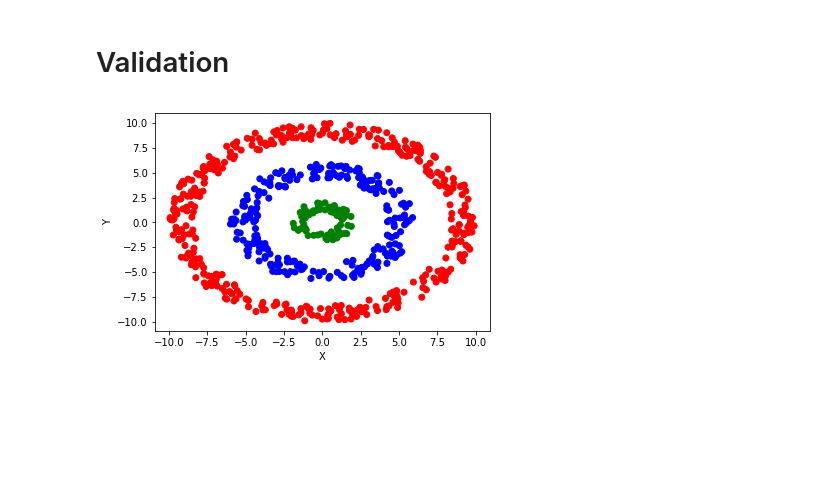
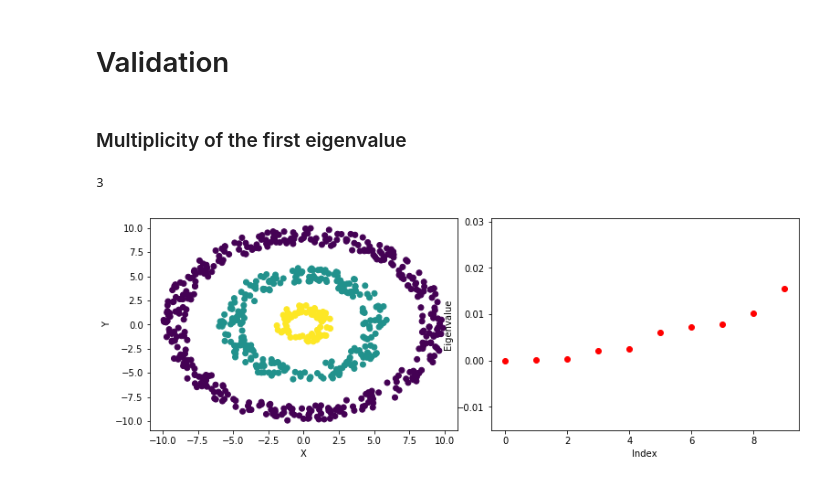
Before and after one commit to msarrias/spectral-clustering, a Jupyter notebook: playground.ipynb, the cells around one changed output. Drawn from its saved outputs; the diff is of its cells as text; code cells hidden in the pictures; blank space fills up the shorter version.

```diff
--- a/playground.ipynb
+++ b/playground.ipynb
@@ -334,7 +333,44 @@ circle_data_points = f.generate_3circles_data_set(
     Npts_list = [400, 250, 70],
     rad_list = [10, 6, 2],
     lower_boundry_list=[0.7, 0.5, 0.3], seed=1991)
-# %%
-f.scatter_plot_data_set(circle_data_points[:,0:2], circle_data_points[:,2])
-# %% [output]
-[figure, removed]
+# %%
+#Generate adjacency matrix:
+W_circles_dataset = f.adjacency_matrix(circle_data_points[:,0:2], sigma=1)
+#Generate the Normalized graph Laplacian matrix:
+L_unnormalized_circles_dataset = f.normalized_graph_Laplacian(W_circles_dataset, matrix = "rw")
+
+#Compute eigenvalues/eigenvectors
+eigenvalues_circles_dataset, eigenvectors_circles_dataset = la.eig(L_unnormalized_circles_dataset)
+eigenvalues_circles_dataset = eigenvalues_circles_dataset.real
+
+#Create dictionary with sorting the eigenvalues
+rearrangedEvalsVecs_circles_dataset = sorted(
+    zip(eigenvalues_circles_dataset,eigenvectors_circles_dataset.T),key=lambda x: x[0])
+eigenvalues_circles_dataset.sort()
+# %% [markdown]
+### Multiplicity of the first eigenvalue
+# %%
+#Determine the number of clusters
+np.where(eigenvalues_circles_dataset <= 1e-3)[0].shape[0]
+# %% [output]
+3
+# %%
+x, y,z = circle_data_points.T
+fig = plt.figure(figsize=(11, 4))
+
+#Plot data
+plt.subplot(1, 2, 1)
+plt.tight_layout()
+plt.scatter(x,y,c=z)
+plt.xlabel("X")
+plt.ylabel("Y")
+
+#Plot sorted eigenvectors
+plt.subplot(1, 2, 2)
+plt.tight_layout()
+plt.scatter([i for i in range(10)], eigenvalues_circles_dataset[0:10],c="red")
+plt.xlabel ('Index')
+plt.ylabel ('Eigenvalue')
+plt.show()
+# %% [output]
+[figure, added]
```
Also changed, not shown: parts of 10 cells of this notebook, 1 other file.
